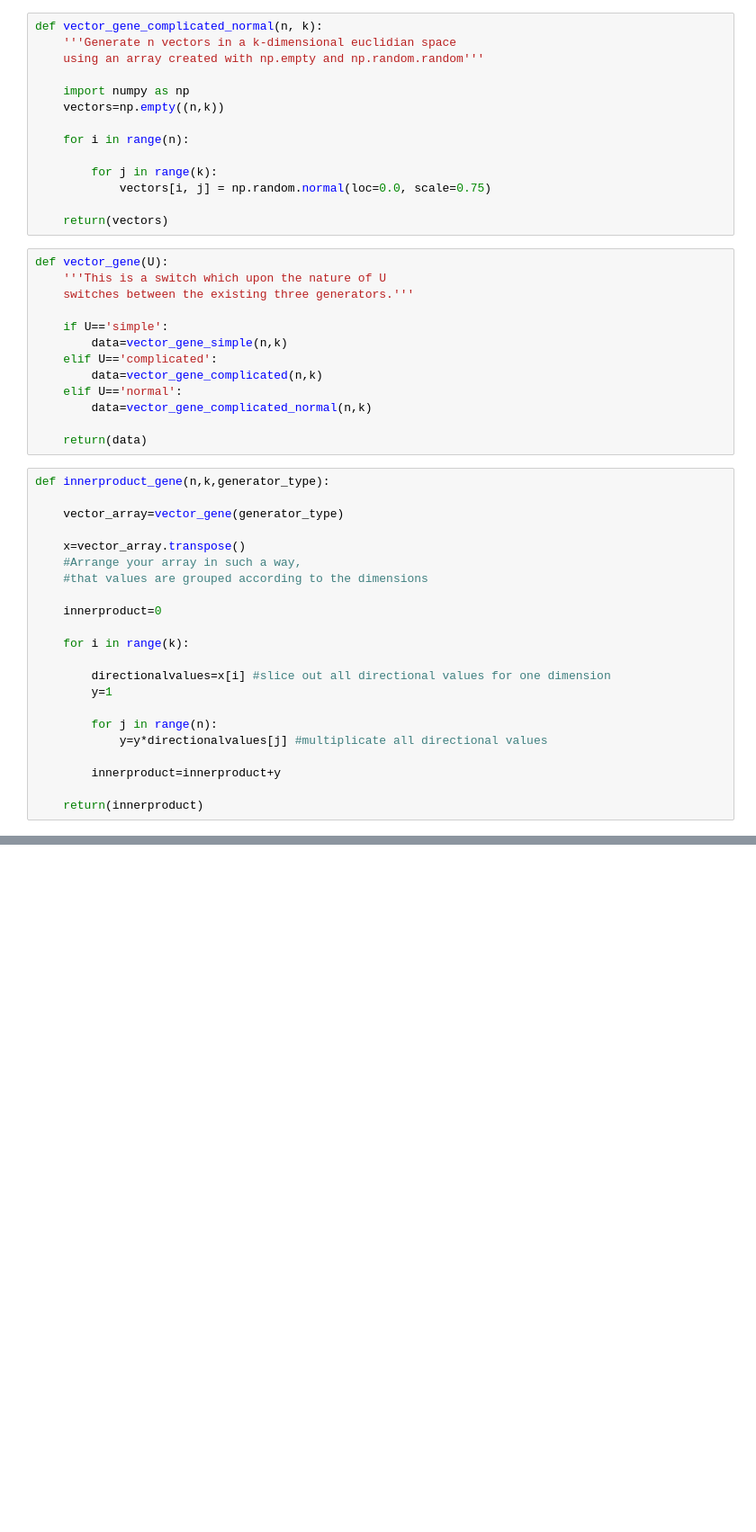
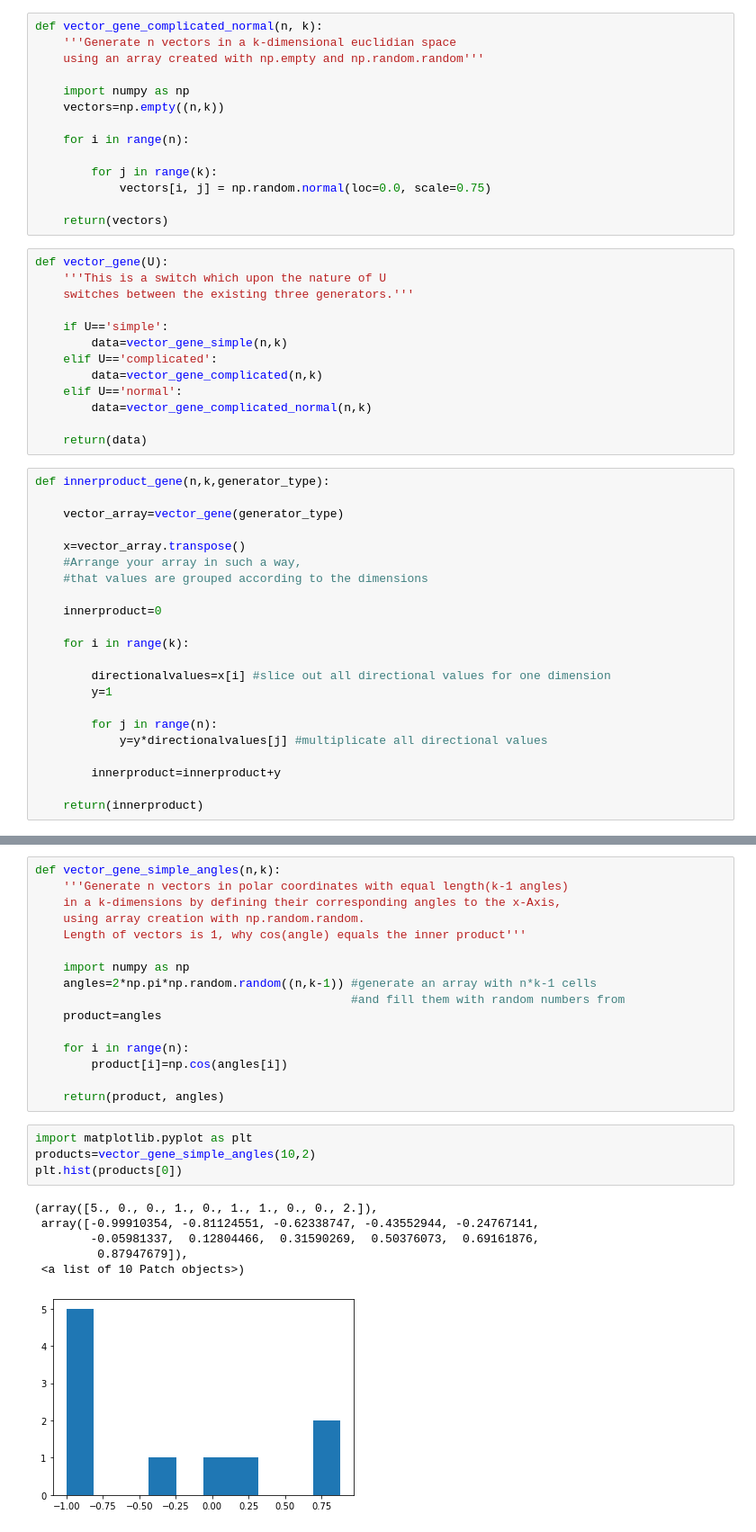
Before and after one commit to CemUz/py, a Jupyter notebook: Exercises/QuantEcon/Essentials/Exercise1.ipynb, the cells around one changed output, grey strips where cells are left out. Shown at 90% size. Drawn from its saved outputs; the diff is of its cells as text; blank space fills up the shorter version.

Commit message:
added a solution which evaluates the inner product in polar coordinates.

```diff
--- a/Exercises/QuantEcon/Essentials/Exercise1.ipynb
+++ b/Exercises/QuantEcon/Essentials/Exercise1.ipynb
@@ -110,0 +112,27 @@ NameError: name 'vector_array' is not defined
+# %%
+def vector_gene_simple_angles(n,k):
+    '''Generate n vectors in polar coordinates with equal length(k-1 angles)
+    in a k-dimensions by defining their corresponding angles to the x-Axis,
+    using array creation with np.random.random.
+    Length of vectors is 1, why cos(angle) equals the inner product'''
+
+    import numpy as np
+    angles=2*np.pi*np.random.random((n,k-1)) #generate an array with n*k-1 cells
+                                             #and fill them with random numbers from
+    product=angles
+
+    for i in range(n):
+        product[i]=np.cos(angles[i])
+
+    return(product, angles)
+# %%
+import matplotlib.pyplot as plt
+products=vector_gene_simple_angles(10,2)
+plt.hist(products[0])
+# %% [output]
+(array([5., 0., 0., 1., 0., 1., 1., 0., 0., 2.]),
+ array([-0.99910354, -0.81124551, -0.62338747, -0.43552944, -0.24767141,
+        -0.05981337,  0.12804466,  0.31590269,  0.50376073,  0.69161876,
+         0.87947679]),
+ <a list of 10 Patch objects>)
+[figure, added]
```
Also changed, not shown: parts of 2 cells of this notebook.
